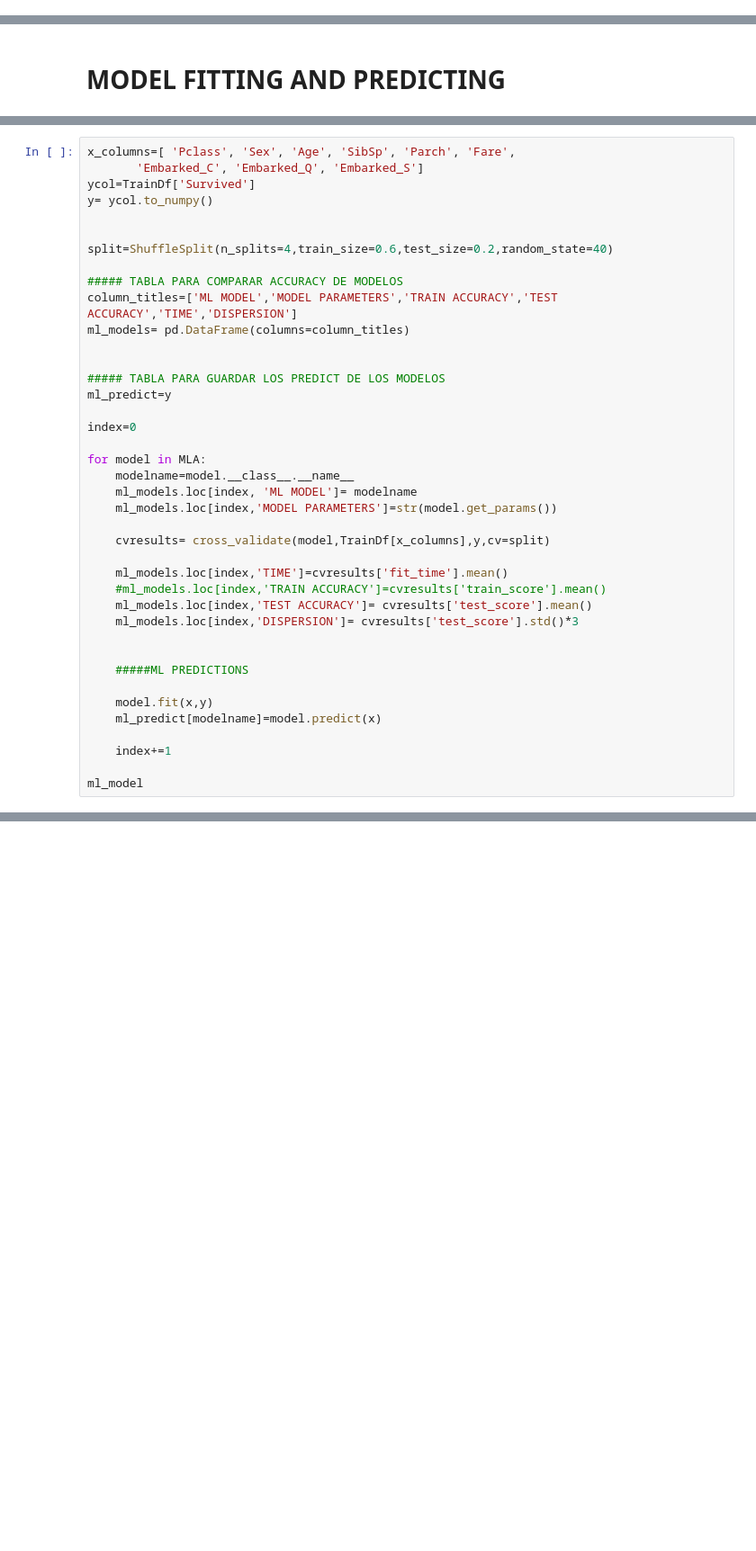
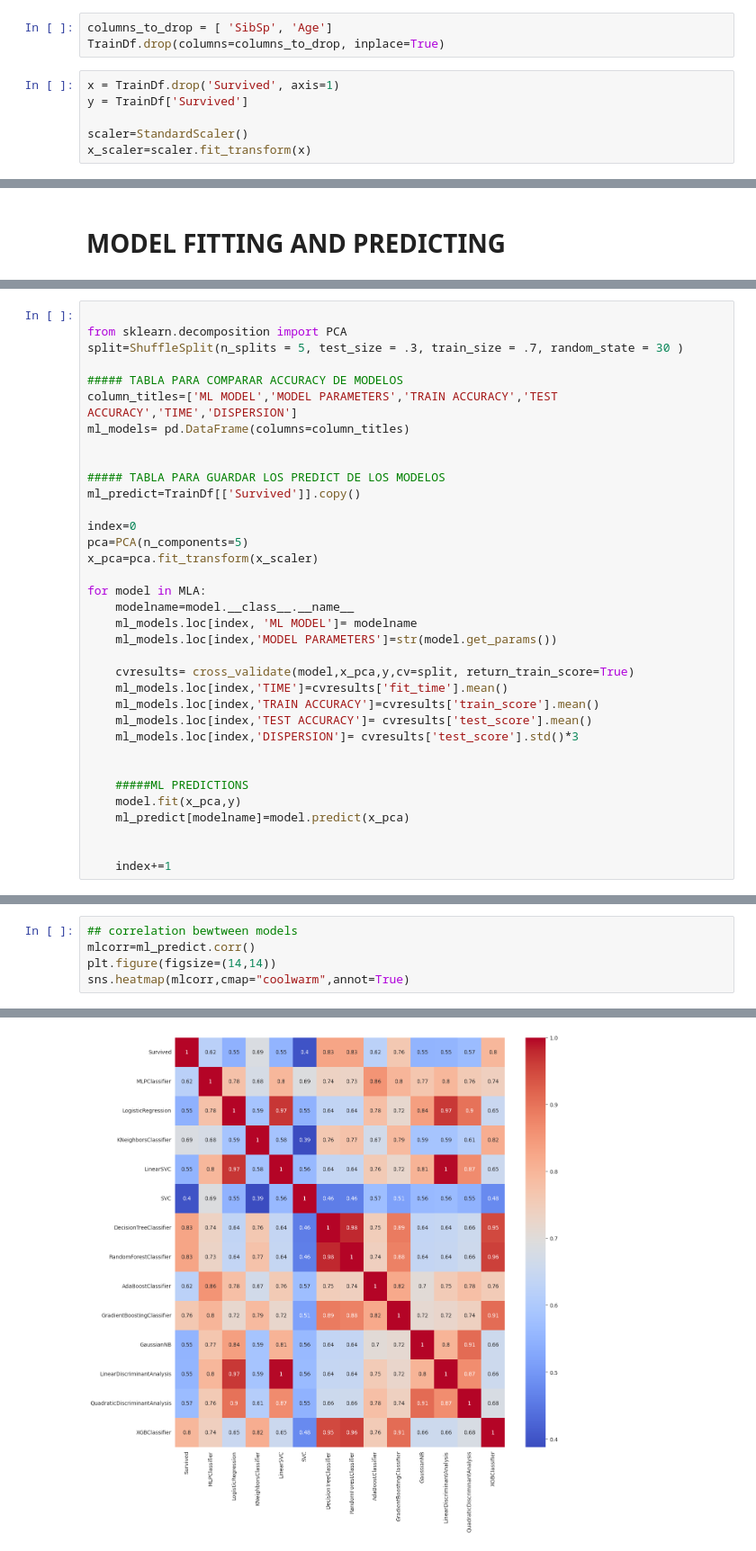
Before and after one commit to sue-btis/PROJECTS, a Jupyter notebook: titanic-challenge.ipynb, the cells around one changed output, grey strips where cells are left out. Shown: that part at 90% size. Drawn from its saved outputs; the diff is of its cells as text; blank space fills up the shorter version.

```diff
--- a/titanic-challenge.ipynb
+++ b/titanic-challenge.ipynb
@@ -236,0 +235,9 @@ sns.heatmap(heatmap, annot=True, cmap='coolwarm')
+# %%
+columns_to_drop = [ 'SibSp', 'Age']
+TrainDf.drop(columns=columns_to_drop, inplace=True)
+# %%
+x = TrainDf.drop('Survived', axis=1)
+y = TrainDf['Survived']
+
+scaler=StandardScaler()
+x_scaler=scaler.fit_transform(x)
@@ -281,11 +284,7 @@ MLA = [
 # %%
-x_columns=[ 'Pclass', 'Sex', 'Age', 'SibSp', 'Parch', 'Fare',
-       'Embarked_C', 'Embarked_Q', 'Embarked_S']
-ycol=TrainDf['Survived']
-y= ycol.to_numpy()
 
-
-split=ShuffleSplit(n_splits=4,train_size=0.6,test_size=0.2,random_state=40)
+from sklearn.decomposition import PCA
+split=ShuffleSplit(n_splits = 5, test_size = .3, train_size = .7, random_state = 30 )
 
 ##### TABLA PARA COMPARAR ACCURACY DE MODELOS
 column_titles=['ML MODEL','MODEL PARAMETERS','TRAIN ACCURACY','TEST ACCURACY','TIME','DISPERSION']
@@ -293,28 +292,27 @@ ml_models= pd.DataFrame(columns=column_titles)
 
 
 ##### TABLA PARA GUARDAR LOS PREDICT DE LOS MODELOS
-ml_predict=y
+ml_predict=TrainDf[['Survived']].copy()
 
 index=0
+pca=PCA(n_components=5)
+x_pca=pca.fit_transform(x_scaler)
 
 for model in MLA:
     modelname=model.__class__.__name__
     ml_models.loc[index, 'ML MODEL']= modelname
     ml_models.loc[index,'MODEL PARAMETERS']=str(model.get_params())
 
-    cvresults= cross_validate(model,TrainDf[x_columns],y,cv=split)
-
+    cvresults= cross_validate(model,x_pca,y,cv=split, return_train_score=True)
     ml_models.loc[index,'TIME']=cvresults['fit_time'].mean()
-    #ml_models.loc[index,'TRAIN ACCURACY']=cvresults['train_score'].mean()
+    ml_models.loc[index,'TRAIN ACCURACY']=cvresults['train_score'].mean()
     ml_models.loc[index,'TEST ACCURACY']= cvresults['test_score'].mean()
     ml_models.loc[index,'DISPERSION']= cvresults['test_score'].std()*3
 
 
     #####ML PREDICTIONS
+    model.fit(x_pca,y)
+    ml_predict[modelname]=model.predict(x_pca)
 
-    model.fit(x,y)
-    ml_predict[modelname]=model.predict(x)
 
     index+=1
-
-ml_model
@@ -322,0 +340,6 @@ IndexError: only integers, slices (`:`), ellipsis (`...`), numpy.newaxis (`None`
+# %%
+## correlation bewtween models
+mlcorr=ml_predict.corr()
+plt.figure(figsize=(14,14))
+sns.heatmap(mlcorr,cmap="coolwarm",annot=True)
+# %% [output]
@@ -322,0 +347 @@ IndexError: only integers, slices (`:`), ellipsis (`...`), numpy.newaxis (`None`
+[figure, added]
```
Also changed, not shown: parts of 10 cells of this notebook.
